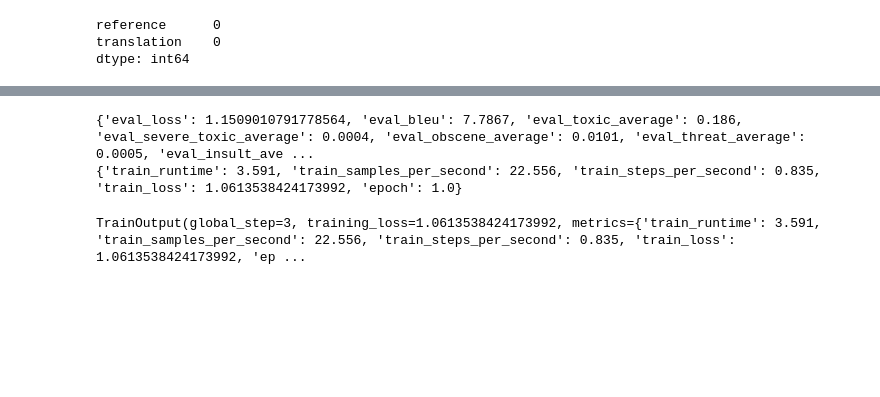
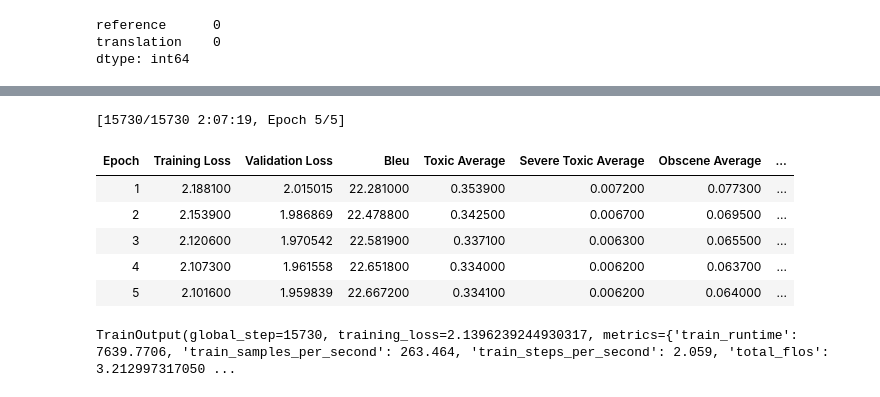
Before and after one commit to rootint/text-detoxification, a Jupyter notebook: notebooks/testing/model_testing_t5.ipynb, the cells around one changed output, grey strips where cells are left out. Cells and saved outputs as stored; diff of their text form; code cells hidden in the pictures; blank space fills up the shorter version.

```diff
--- a/notebooks/testing/model_testing_t5.ipynb
+++ b/notebooks/testing/model_testing_t5.ipynb
@@ -10,8 +10,8 @@ from IPython.display import display, HTML
 transformers.set_seed(42)
 
 # Loading the dataset
-data = pd.read_csv('../../data/interim/training_data.csv', index_col=False)
-data = data[:100]
+data = pd.read_csv('training_data.csv', index_col=False)
+# data = data[:100]
 metric = load_metric("sacrebleu")
 print(data.isna().sum())
 # %% [output]
@@ -113,7 +110,7 @@ def predict_toxicity(text):
     return predicted_labels
 # %%
 # defining the parameters for training
-batch_size = 32
+batch_size = 128
 model_name = model_checkpoint.split("/")[-1]
 args = Seq2SeqTrainingArguments(
     f"text-detoxifier-t5-finetuned",
@@ -123,7 +120,7 @@ args = Seq2SeqTrainingArguments(
     per_device_eval_batch_size=batch_size,
     weight_decay=0.01,
     save_total_limit=3,
-    num_train_epochs=1,
+    num_train_epochs=5,
     predict_with_generate=True,
     fp16=True,
 )
@@ -197,18 +194,23 @@ def compute_metrics(eval_preds):
 # %%
 # instead of writing train loop we will use Seq2SeqTrainer
 trainer = Seq2SeqTrainer(
     model,
     args,
     train_dataset=tokenized_datasets["train"],
     eval_dataset=tokenized_datasets["validation"],
     data_collator=data_collator,
     tokenizer=tokenizer,
-    compute_metrics=compute_metrics,
+    compute_metrics=compute_metrics
 )
 trainer.train()
 # %% [output]
-{'eval_loss': 1.1509010791778564, 'eval_bleu': 7.7867, 'eval_toxic_average': 0.186, 'eval_severe_toxic_average': 0.0004, 'eval_obscene_average': 0.0101, 'eval_threat_average': 0.0005, 'eval_insult_ave ...
-{'train_runtime': 3.591, 'train_samples_per_second': 22.556, 'train_steps_per_second': 0.835, 'train_loss': 1.0613538424173992, 'epoch': 1.0}
+[15730/15730 2:07:19, Epoch 5/5]
+| Epoch | Training Loss | Validation Loss | Bleu | Toxic Average | Severe Toxic Average | Obscene Average | ... |
+| 1 | 2.188100 | 2.015015 | 22.281000 | 0.353900 | 0.007200 | 0.077300 | ... |
+| 2 | 2.153900 | 1.986869 | 22.478800 | 0.342500 | 0.006700 | 0.069500 | ... |
+| 3 | 2.120600 | 1.970542 | 22.581900 | 0.337100 | 0.006300 | 0.065500 | ... |
+| 4 | 2.107300 | 1.961558 | 22.651800 | 0.334000 | 0.006200 | 0.063700 | ... |
+| 5 | 2.101600 | 1.959839 | 22.667200 | 0.334100 | 0.006200 | 0.064000 | ... |
-TrainOutput(global_step=3, training_loss=1.0613538424173992, metrics={'train_runtime': 3.591, 'train_samples_per_second': 22.556, 'train_steps_per_second': 0.835, 'train_loss': 1.0613538424173992, 'ep ...
+TrainOutput(global_step=15730, training_loss=2.1396239244930317, metrics={'train_runtime': 7639.7706, 'train_samples_per_second': 263.464, 'train_steps_per_second': 2.059, 'total_flos': 3.212997317050 ...
 # %%
 # saving model
```
Also changed, not shown: parts of 5 cells of this notebook, 11 other files.
